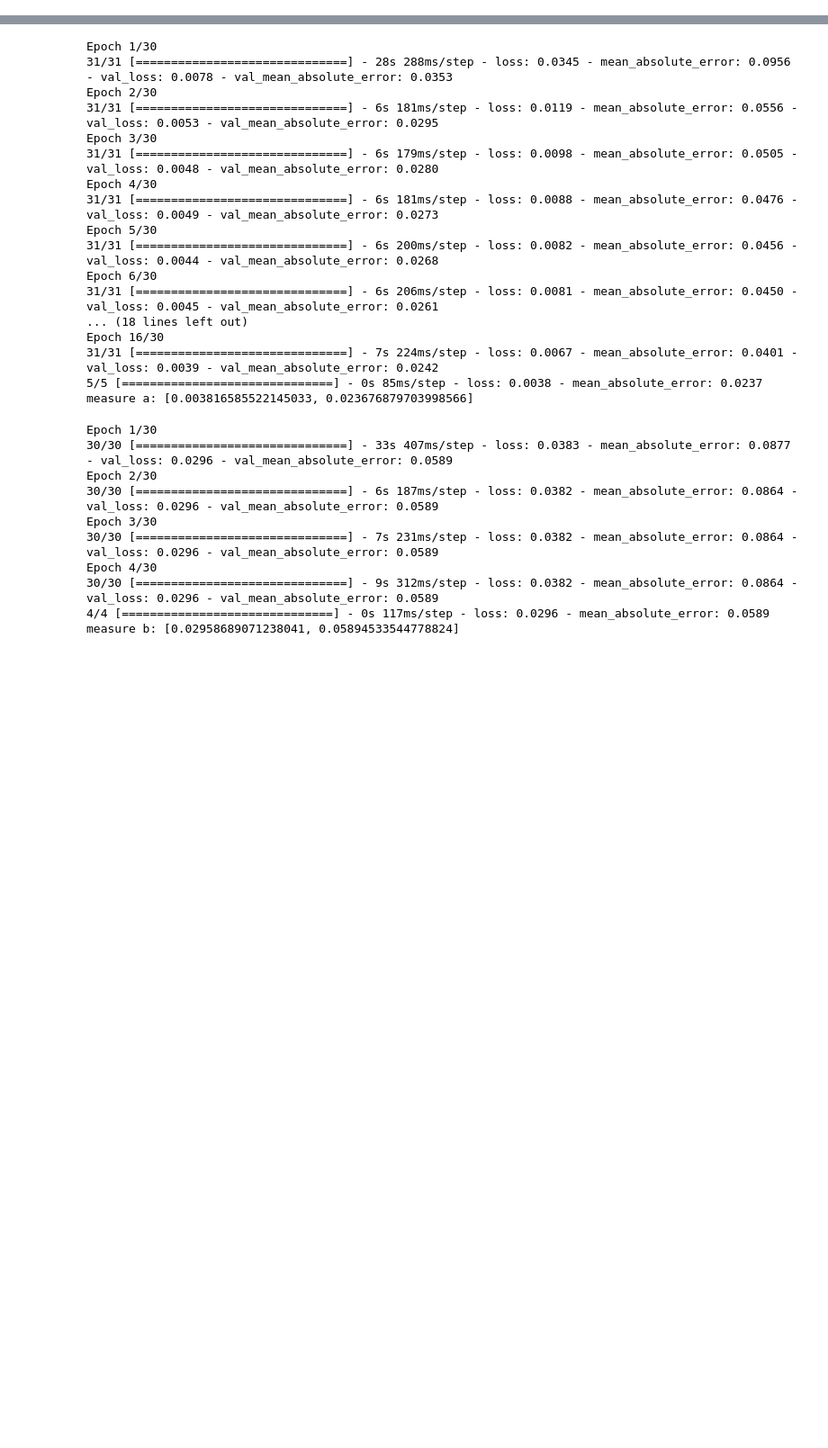
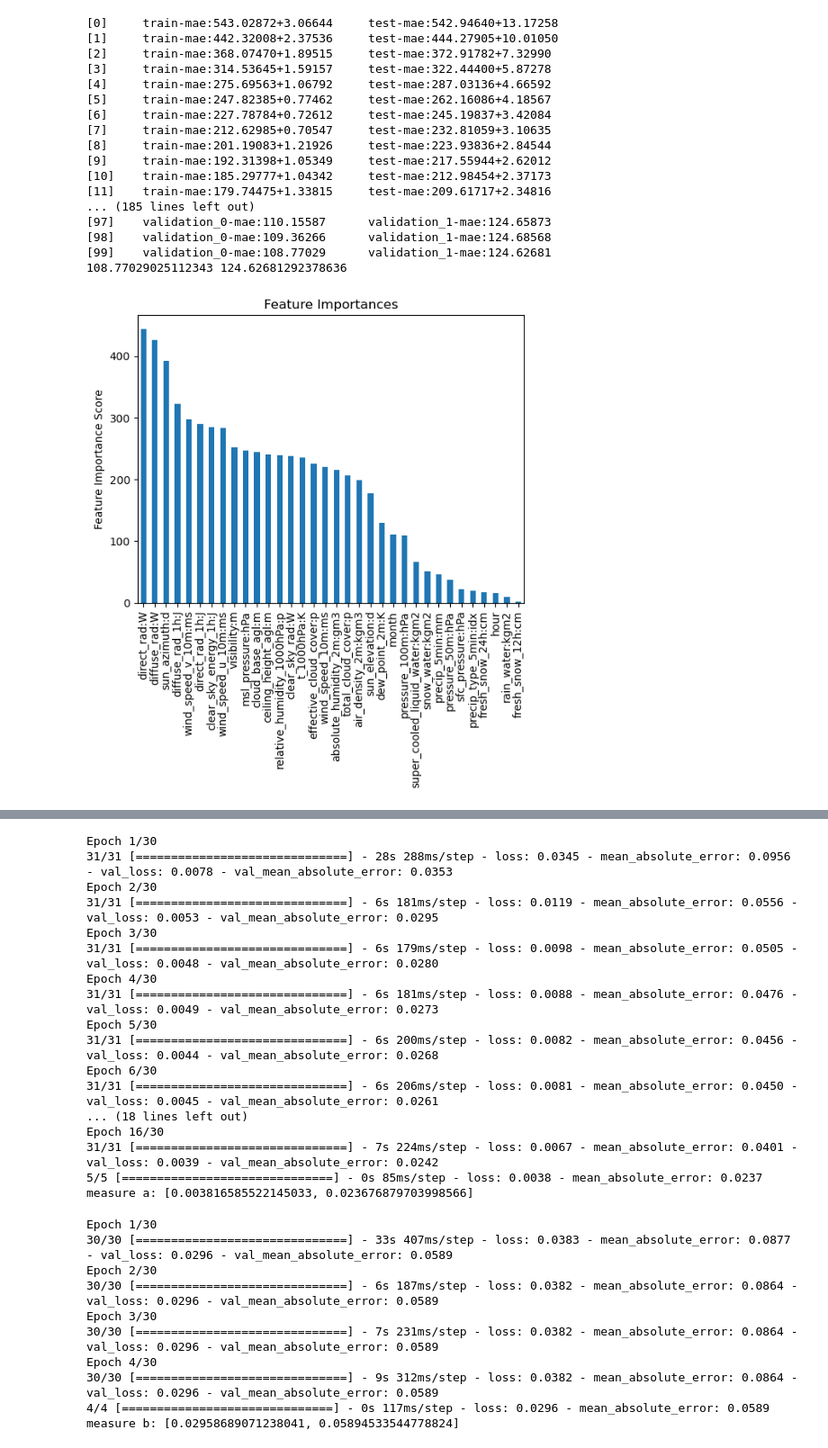
Before and after one commit to MartinSkatvedt/TDT4173-Machine-Learning, a Jupyter notebook: read_files.ipynb, the cells around one changed output, grey strips where cells are left out. Shown at 90% size. Drawn from its saved outputs; the diff is of its cells as text; code cells hidden in the pictures; blank space fills up the shorter version.

```diff
--- a/read_files.ipynb
+++ b/read_files.ipynb
@@ -301,9 +260,3 @@ plt.plot(val_a_y)
-# %%
-le = LabelEncoder()
-train_a_y = le.fit_transform(train_a_y)
-
-le_2 = LabelEncoder()
-val_a_y = le_2.fit_transform(val_a_y)
 # %%
 def modelfit(alg, xs, ys, val_xs, val_ys, useTrainCV=True, cv_folds=5, early_stopping_rounds=10):
 
@@ -335,0 +289,41 @@ gc.collect()
+# %%
+model_a = xgb.XGBRegressor(
+ #device='cuda',
+ learning_rate =0.2,
+ n_estimators=100,
+ max_depth=7,
+ min_child_weight=6,
+ gamma=0.0,
+ subsample=0.75,
+ colsample_bytree=0.85,
+ nthread=4,
+ seed=42,
+ eval_metric= 'mae',
+ scale_pos_weight=1,
+ booster='gbtree',
+ reg_alpha=99
+)
+#base: 111.09641204863941 124.56255801196808
+#131.1067651482959 119.79052672079942 eta:0.01 n=1000
+
+
+modelfit(model_a, train_data_a, train_a_y, val_data_a, val_a_y, useTrainCV = False)
+# %% [output]
+[0]     train-mae:543.02872+3.06644     test-mae:542.94640+13.17258
+[1]     train-mae:442.32008+2.37536     test-mae:444.27905+10.01050
+[2]     train-mae:368.07470+1.89515     test-mae:372.91782+7.32990
+[3]     train-mae:314.53645+1.59157     test-mae:322.44400+5.87278
+[4]     train-mae:275.69563+1.06792     test-mae:287.03136+4.66592
+[5]     train-mae:247.82385+0.77462     test-mae:262.16086+4.18567
+[6]     train-mae:227.78784+0.72612     test-mae:245.19837+3.42084
+[7]     train-mae:212.62985+0.70547     test-mae:232.81059+3.10635
+[8]     train-mae:201.19083+1.21926     test-mae:223.93836+2.84544
+[9]     train-mae:192.31398+1.05349     test-mae:217.55944+2.62012
+[10]    train-mae:185.29777+1.04342     test-mae:212.98454+2.37173
+[11]    train-mae:179.74475+1.33815     test-mae:209.61717+2.34816
+... (185 lines left out)
+[97]    validation_0-mae:110.15587      validation_1-mae:124.65873
+[98]    validation_0-mae:109.36266      validation_1-mae:124.68568
+[99]    validation_0-mae:108.77029      validation_1-mae:124.62681
+108.77029025112343 124.62681292378636
+[figure, added]
```
Also changed, not shown: parts of 24 cells of this notebook, 1 other file.
